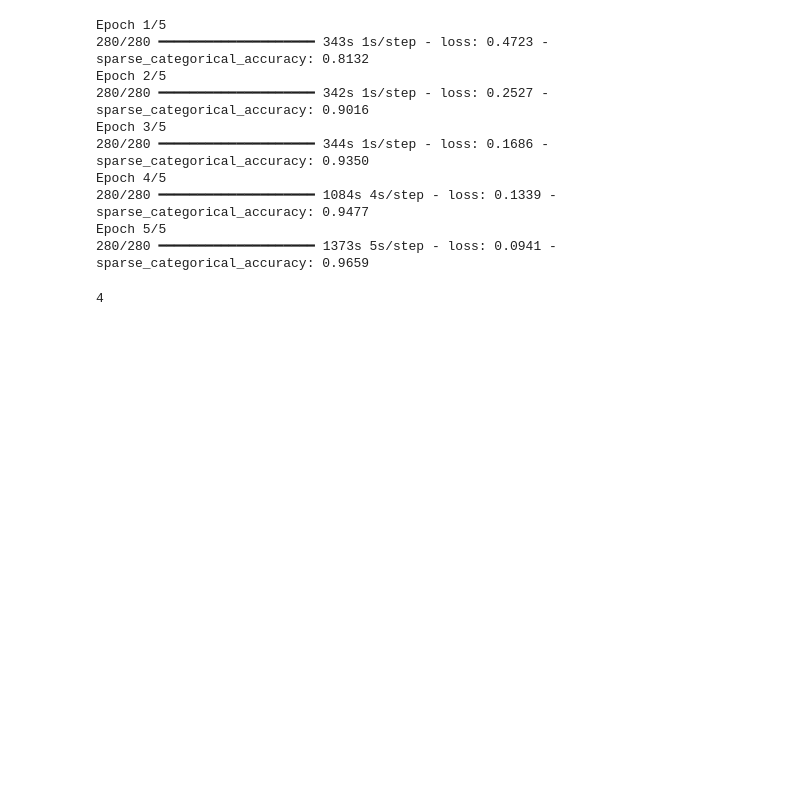
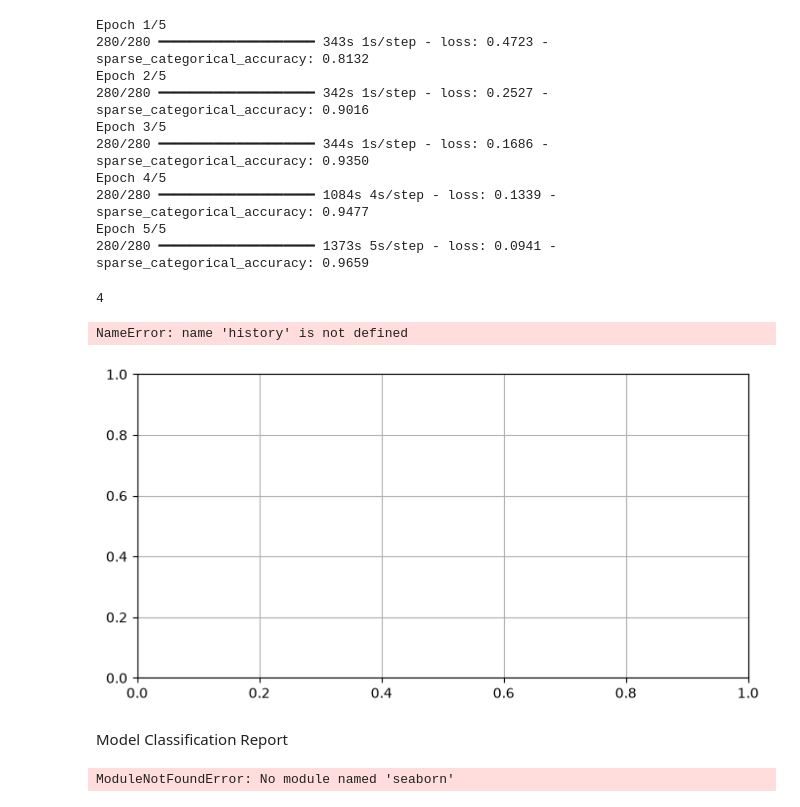
Before and after one commit to Nishanta04/MRI_Detection, a Jupyter notebook: project_code.ipynb, the cells around one changed output. Drawn from its saved outputs; the diff is of its cells as text; code cells hidden in the pictures; blank space fills up the shorter version.

Commit message:
added model classification report

```diff
--- a/project_code.ipynb
+++ b/project_code.ipynb
@@ -173,3 +173,34 @@ os.listdir(train_dir)
 len(os.listdir(train_dir))
 # %% [output]
 4
+# %%
+plt.figure(figsize=(8,4))
+plt.grid(True)
+plt.plot(history.history['sparse_categorical_accuracy'], '.g-', linewidth=2, label='Training Accuracy')
+plt.plot(history.history['loss'], '.r-', linewidth=2, label='Training Loss')
+plt.title('Training Accuracy and Loss')
+plt.xlabel('epochs')
+plt.xticks([x for x in range(epochs)])
+plt.legend(['Accuracy', 'Loss'], loc='upper left', bbox_to_anchor= (1,1))
+plt.show()
+# %% [output]
+NameError: name 'history' is not defined
+[figure, added]
+# %% [markdown]
+Model Classification Report
+# %%
+from sklearn.metrics import classification_report, confusion_matrix, roc_curve, auc
+import matplotlib.pyplot as plt
+import seaborn as sns
+from sklearn.preprocessing import label_binarize
+import numpy as np
+
+test_images = open_images(test_paths)
+test_lables_encoded = encoded_label(test_labels)
+
+test_predictions = model.predict(test_images)
+
+print("Classification Report:")
+print(classification_report(test_labels_encoded, np.argmx(test_predictions, axis=1)))
+# %% [output]
+ModuleNotFoundError: No module named 'seaborn'
```
Also changed, not shown: parts of 2 cells of this notebook.
